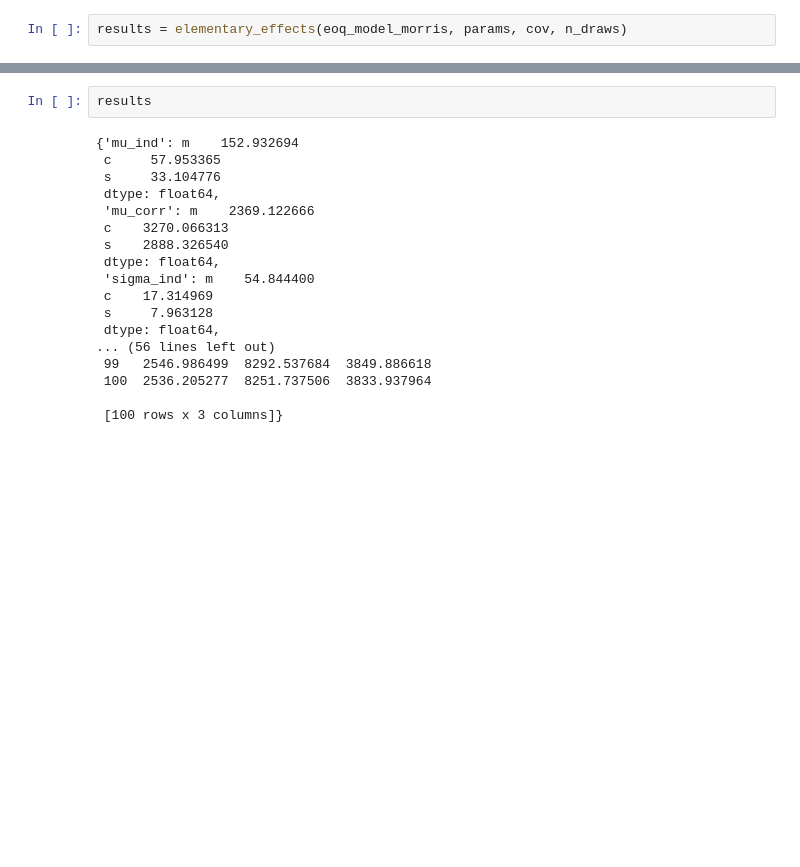
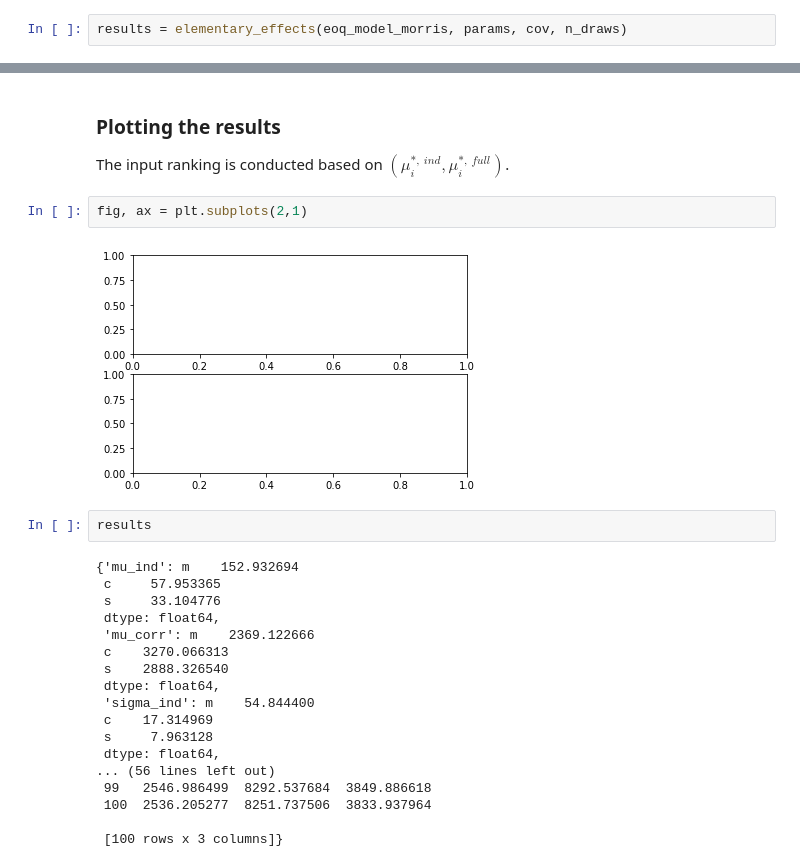
Before and after one commit to OpenSourceEconomics/econsa, a Jupyter notebook: docs/source/tutorials/sensitivity-analysis-qualitative.ipynb, the cells around one changed output, grey strips where cells are left out. Cells and saved outputs as stored; diff of their text form; blank space fills up the shorter version.

```diff
--- a/docs/source/tutorials/sensitivity-analysis-qualitative.ipynb
+++ b/docs/source/tutorials/sensitivity-analysis-qualitative.ipynb
@@ -113,3 +128,10 @@ dtype: float64
+# %% [markdown]
+### Plotting the results
+The input ranking is conducted based on $(\mu_i^{\ast,\ ind}, \mu_i^{\ast,\ full})$.
+# %%
+fig, ax = plt.subplots(2,1)
+# %% [output]
+[figure, added]
 # %%
 results
 # %% [output]
```
Also changed, not shown: parts of 9 cells of this notebook.
